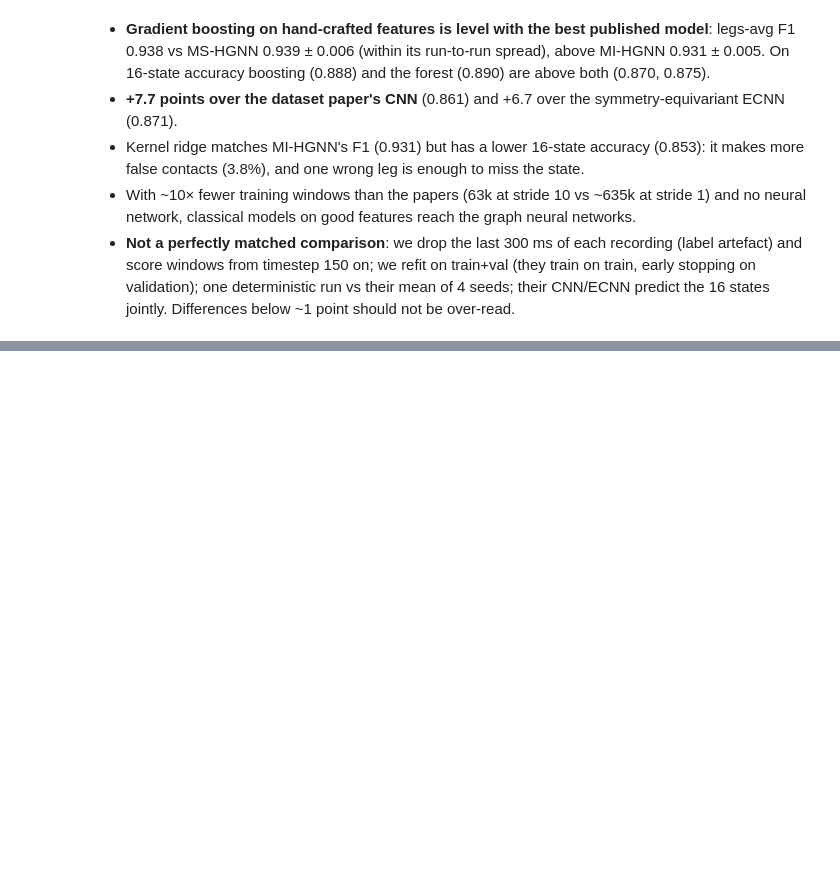
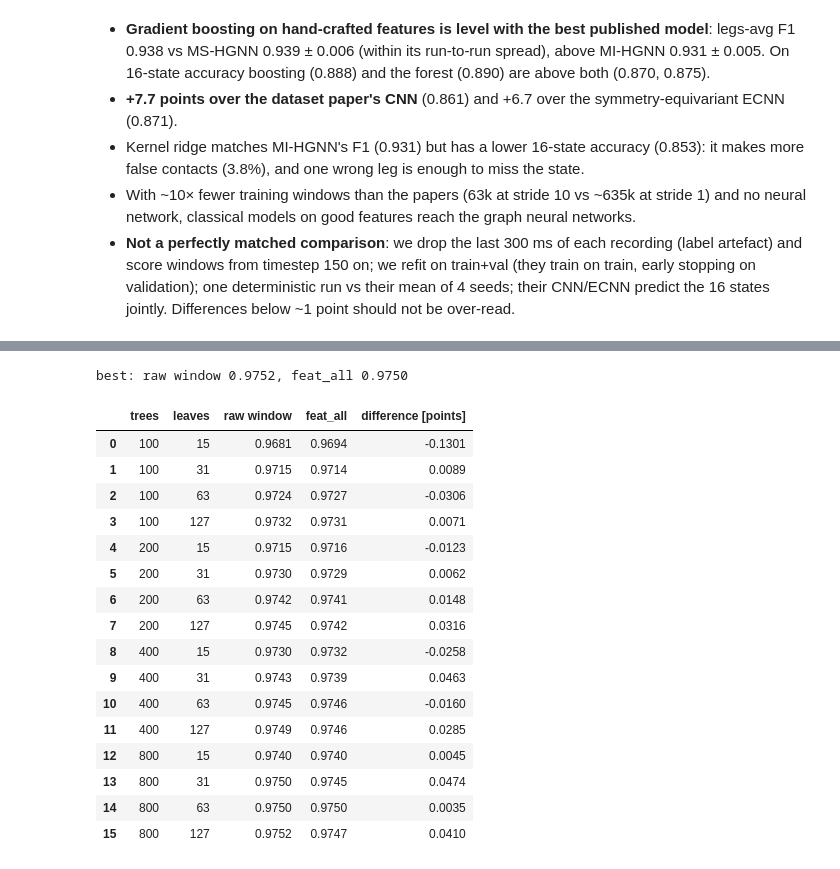
Before and after one commit to FilippoGorini/ML2_project, a Jupyter notebook: notebooks/04_appendix.ipynb, the cells around one changed output, grey strips where cells are left out. Cells and saved outputs as stored; diff of their text form; code cells hidden in the pictures; blank space fills up the shorter version.

```diff
--- a/notebooks/04_appendix.ipynb
+++ b/notebooks/04_appendix.ipynb
@@ -418,0 +426,27 @@ pd.concat([papers, ours]).round(3)
+# %%
+w = json.loads((RESULTS / "validation" / "gb_window_log.json").read_text())
+f = {str(v["params"]): v["val_f1"] for v in a10["gb_feat_all"][0]["validation"]}
+chk = pd.DataFrame([{"trees": v["params"]["estimator__max_iter"], "leaves": v["params"]["estimator__max_leaf_nodes"],
+                     "raw window": v["val_f1"], "feat_all": f[str(v["params"])]} for v in w])
+chk["difference [points]"] = 100 * (chk["raw window"] - chk["feat_all"])
+print(f"best: raw window {chk['raw window'].max():.4f}, feat_all {chk['feat_all'].max():.4f}")
+chk.round(4)
+# %% [output]
+best: raw window 0.9752, feat_all 0.9750
+|  | trees | leaves | raw window | feat_all | difference [points] |
+| 0 | 100 | 15 | 0.9681 | 0.9694 | -0.1301 |
+| 1 | 100 | 31 | 0.9715 | 0.9714 | 0.0089 |
+| 2 | 100 | 63 | 0.9724 | 0.9727 | -0.0306 |
+| 3 | 100 | 127 | 0.9732 | 0.9731 | 0.0071 |
+| 4 | 200 | 15 | 0.9715 | 0.9716 | -0.0123 |
+| 5 | 200 | 31 | 0.9730 | 0.9729 | 0.0062 |
+| 6 | 200 | 63 | 0.9742 | 0.9741 | 0.0148 |
+| 7 | 200 | 127 | 0.9745 | 0.9742 | 0.0316 |
+| 8 | 400 | 15 | 0.9730 | 0.9732 | -0.0258 |
+| 9 | 400 | 31 | 0.9743 | 0.9739 | 0.0463 |
+| 10 | 400 | 63 | 0.9745 | 0.9746 | -0.0160 |
+| 11 | 400 | 127 | 0.9749 | 0.9746 | 0.0285 |
+| 12 | 800 | 15 | 0.9740 | 0.9740 | 0.0045 |
+| 13 | 800 | 31 | 0.9750 | 0.9745 | 0.0474 |
+| 14 | 800 | 63 | 0.9750 | 0.9750 | 0.0035 |
+| 15 | 800 | 127 | 0.9752 | 0.9747 | 0.0410 |
```
Also changed, not shown: parts of 3 cells of this notebook, 42 other files.
